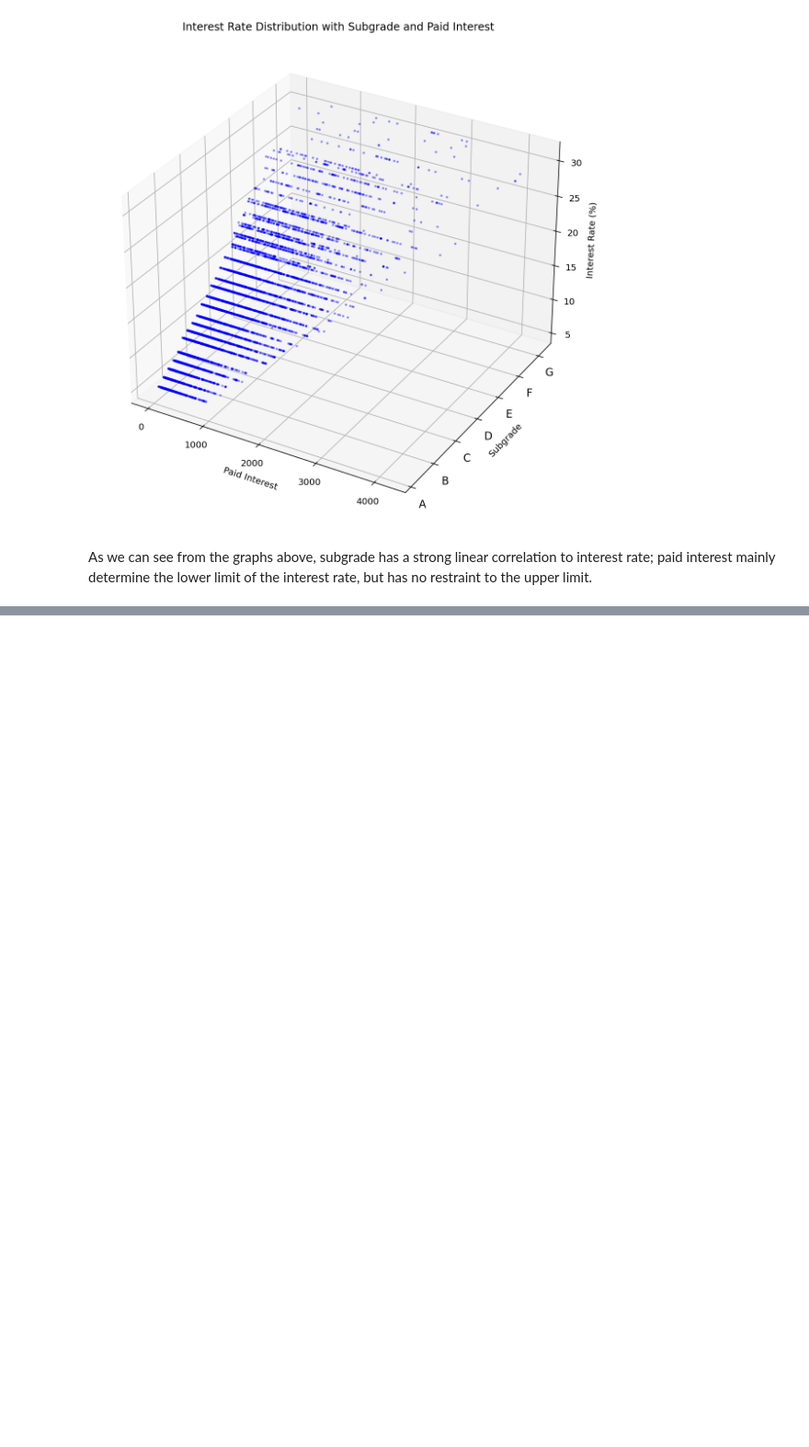
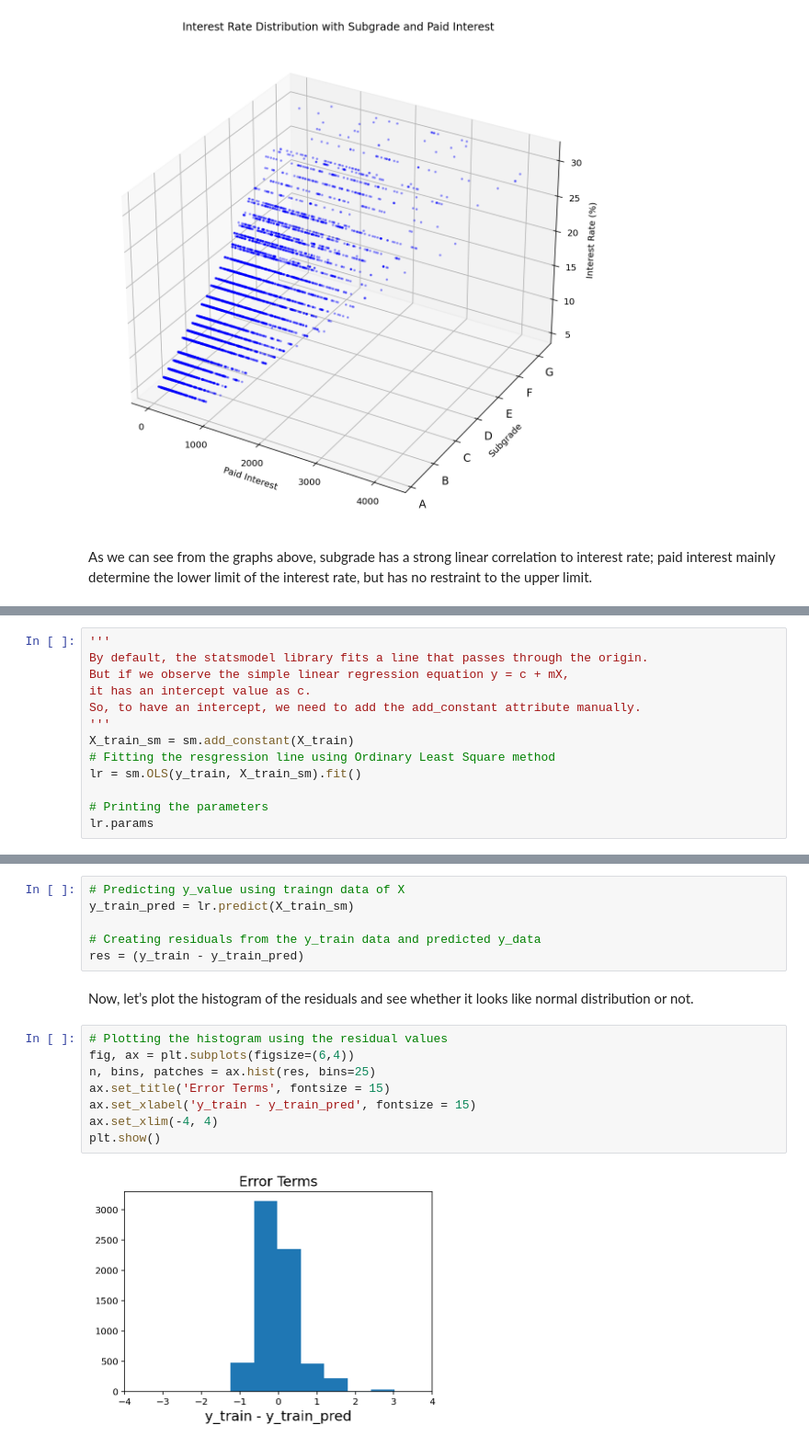
Before and after one commit to michael-qu/Lending-Club-Analysis, a Jupyter notebook: Case_Study_1.ipynb, the cells around one changed output, grey strips where cells are left out. Shown at 92% size. Saved outputs shown, nothing was run; the diff lists cells and outputs as text; blank space fills up the shorter version.

```diff
--- a/Case_Study_1.ipynb
+++ b/Case_Study_1.ipynb
@@ -494,0 +431,13 @@ print("""final results:
+# %%
+'''
+By default, the statsmodel library fits a line that passes through the origin.
+But if we observe the simple linear regression equation y = c + mX,
+it has an intercept value as c.
+So, to have an intercept, we need to add the add_constant attribute manually.
+'''
+X_train_sm = sm.add_constant(X_train)
+# Fitting the resgression line using Ordinary Least Square method
+lr = sm.OLS(y_train, X_train_sm).fit()
+
+# Printing the parameters
+lr.params
@@ -494,0 +509,18 @@ print("""final results:
+# %%
+# Predicting y_value using traingn data of X
+y_train_pred = lr.predict(X_train_sm)
+
+# Creating residuals from the y_train data and predicted y_data
+res = (y_train - y_train_pred)
+# %% [markdown]
+Now, let’s plot the histogram of the residuals and see whether it looks like normal distribution or not.
+# %%
+# Plotting the histogram using the residual values
+fig, ax = plt.subplots(figsize=(6,4))
+n, bins, patches = ax.hist(res, bins=25)
+ax.set_title('Error Terms', fontsize = 15)
+ax.set_xlabel('y_train - y_train_pred', fontsize = 15)
+ax.set_xlim(-4, 4)
+plt.show()
+# %% [output]
+[figure, added]
```
Also changed, not shown: parts of 52 cells of this notebook, 2 other files.
